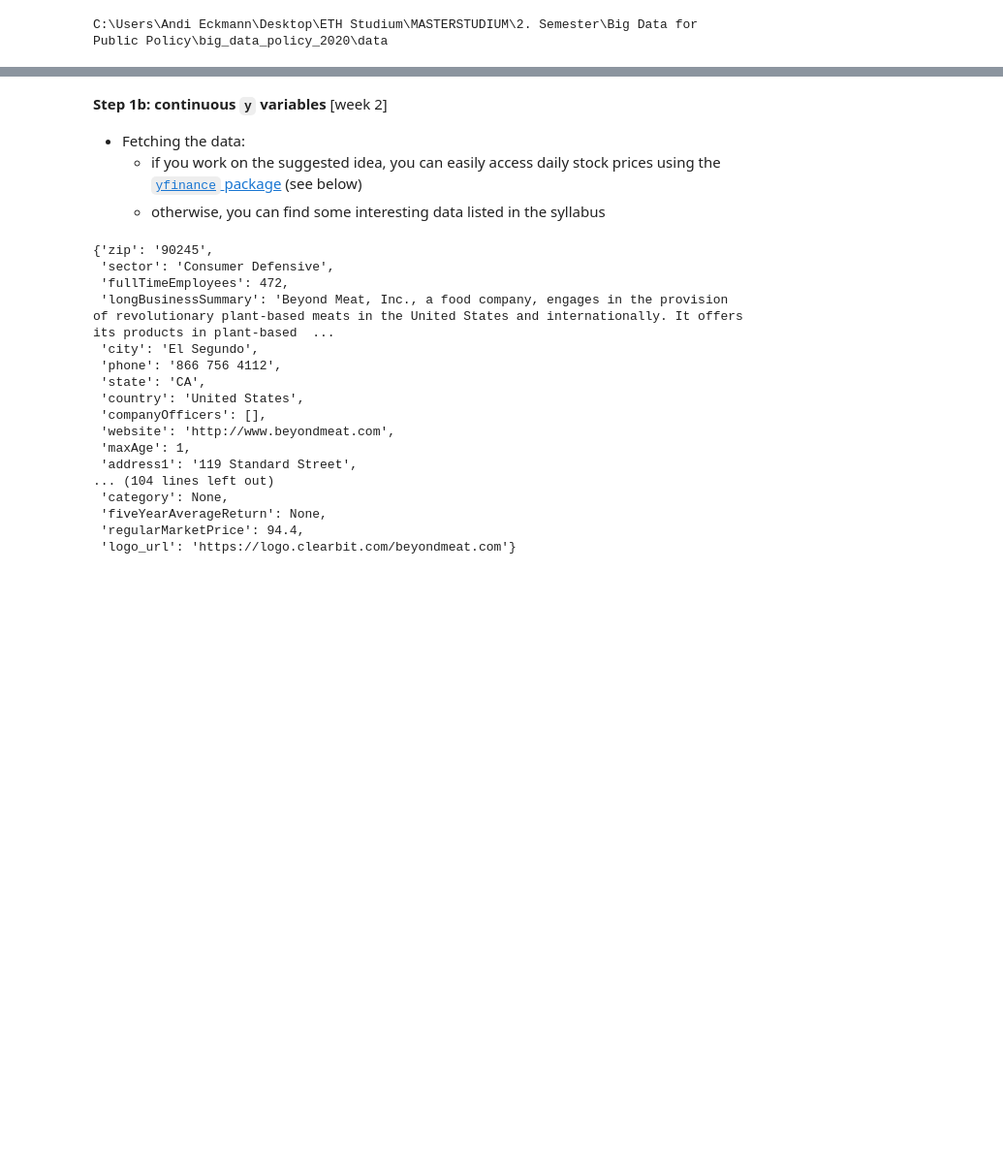
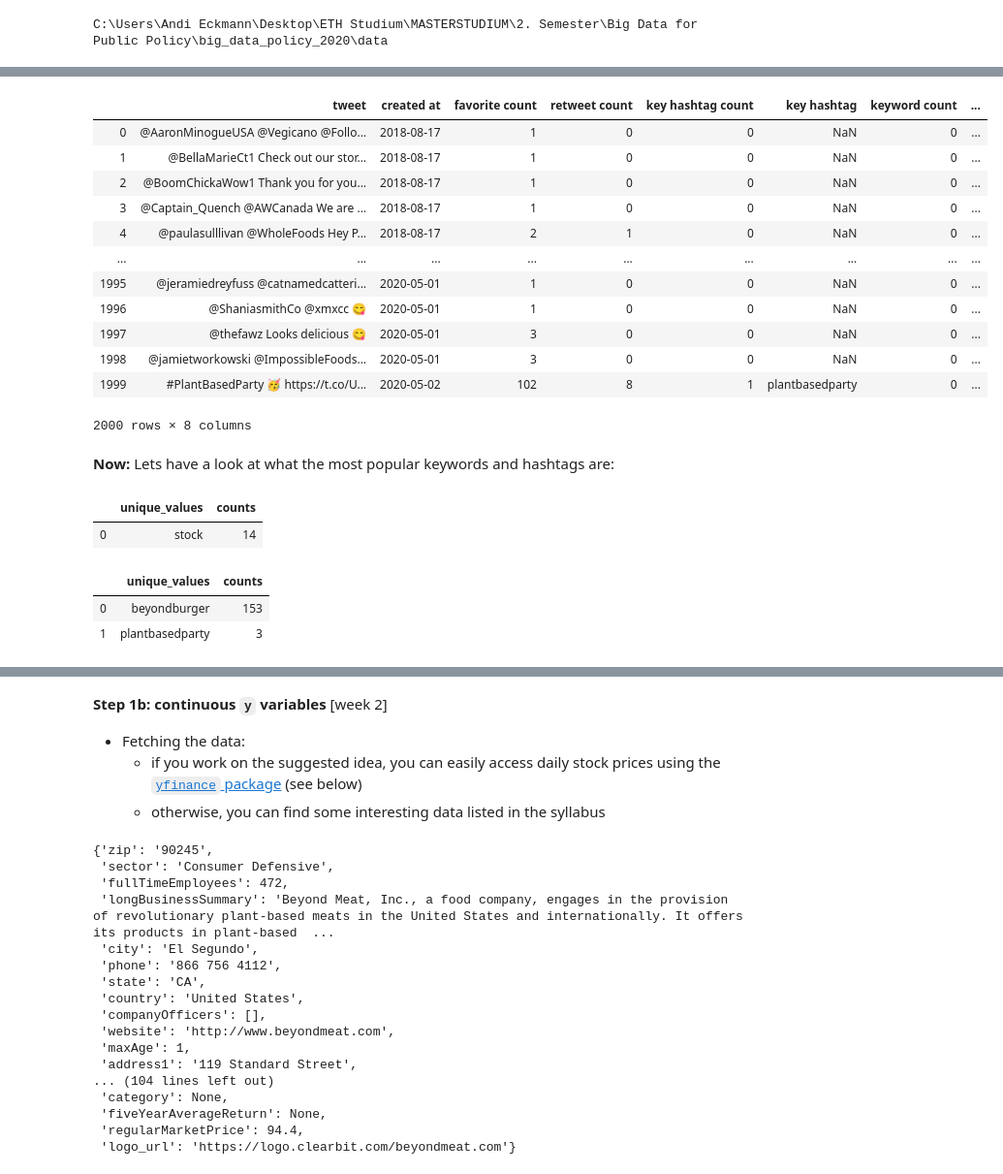
Before and after one commit to eckmanna/big_data_policy_2020, a Jupyter notebook: homeworks/hw1_eckmann.ipynb, the cells around one changed output, grey strips where cells are left out. Shown at 97% size. Cells and saved outputs as stored; diff of their text form; code cells hidden in the pictures; blank space fills up the shorter version.

```diff
--- a/homeworks/hw1_eckmann.ipynb
+++ b/homeworks/hw1_eckmann.ipynb
@@ -207,0 +279,5 @@ print("{} tweets fetched.\n".format(df_tweets.shape[0]))
+# %%
+# define list of search strings:
+hashtag_search_strings = ['stock','BYND','Nasdaq', 'vegan', 'beyondburger','GoBeyond',
+                          'plantbasedparty']
+text_search_strings = ['stock exchange', 'stock']
@@ -207,0 +301,35 @@ print("{} tweets fetched.\n".format(df_tweets.shape[0]))
+# %%
+#count keyword and key hastags per tweet
+key_count = []
+for i in text_occ:
+    if i != None:
+        key_count.append(len(i))
+    else:
+        key_count.append(0)
+
+key_hash_count = []
+for i in hash_occ:
+    if i != None:
+        key_hash_count.append(len(i))
+    else:
+        key_hash_count.append(0)
+# %%
+#get columns on time, retweets, and favourite counts from df_raw file as lists
+created_at = df_raw['created_at']
+retweet_count = df_raw['retweet_count']
+favorite_count = df_raw['favorite_count']
+
+# deal with date format issue and change format to yfinance default setting:
+change_date = []
+for i in created_at:
+    convert_date = datetime.datetime.strptime(i, '%a %b %d %H:%M:%S +0000 %Y')
+    change_date.append(convert_date.strftime('%Y-%m-%d'))
+
+
+#create dict with all the relevant informations:
+dict2 = {'tweet':all_texts, 'created at':change_date, 'favorite count':favorite_count, 'retweet count':retweet_count,
+         'key hashtag count':key_hash_count,'key hashtag':hash_occ, 'keyword count':key_count ,'keywords':text_occ }
+
+# Create data frame of all the numeric values needed for the stock predictions:
+X_num_raw = pd.DataFrame(dict2)
+X_num_raw.head()
@@ -207,0 +343,36 @@ print("{} tweets fetched.\n".format(df_tweets.shape[0]))
+# %%
+# remove all the brackets in the data frame X_num
+X_num_raw['keywords'] = X_num_raw['keywords'].str[0]
+X_num_raw['key hashtag'] = X_num_raw['key hashtag'].str[0]
+X_num_raw
+# %% [output]
+|  | tweet | created at | favorite count | retweet count | key hashtag count | key hashtag | keyword count | ... |
+| 0 | @AaronMinogueUSA @Vegicano @Follo... | 2018-08-17 | 1 | 0 | 0 | NaN | 0 | ... |
+| 1 | @BellaMarieCt1 Check out our stor... | 2018-08-17 | 1 | 0 | 0 | NaN | 0 | ... |
+| 2 | @BoomChickaWow1 Thank you for you... | 2018-08-17 | 1 | 0 | 0 | NaN | 0 | ... |
+| 3 | @Captain_Quench @AWCanada We are ... | 2018-08-17 | 1 | 0 | 0 | NaN | 0 | ... |
+| 4 | @paulasulllivan @WholeFoods Hey P... | 2018-08-17 | 2 | 1 | 0 | NaN | 0 | ... |
+| ... | ... | ... | ... | ... | ... | ... | ... | ... |
+| 1995 | @jeramiedreyfuss @catnamedcatteri... | 2020-05-01 | 1 | 0 | 0 | NaN | 0 | ... |
+| 1996 | @ShaniasmithCo @xmxcc 😋 | 2020-05-01 | 1 | 0 | 0 | NaN | 0 | ... |
+| 1997 | @thefawz Looks delicious 😋 | 2020-05-01 | 3 | 0 | 0 | NaN | 0 | ... |
+| 1998 | @jamietworkowski @ImpossibleFoods... | 2020-05-01 | 3 | 0 | 0 | NaN | 0 | ... |
+| 1999 | #PlantBasedParty 🥳 https://t.co/U... | 2020-05-02 | 102 | 8 | 1 | plantbasedparty | 0 | ... |
+2000 rows × 8 columns
+# %% [markdown]
+**Now:** Lets have a look at what the most popular keywords and hashtags are:
+# %%
+# most popular keyword
+keyword_counts = X_num_raw['keywords'].value_counts().rename_axis('unique_values').reset_index(name='counts')
+keyword_counts
+# %% [output]
+|  | unique_values | counts |
+| 0 | stock | 14 |
+# %%
+# most popular key hashtags
+key_hashtag_counts = X_num_raw['key hashtag'].value_counts().rename_axis('unique_values').reset_index(name='counts')
+key_hashtag_counts
+# %% [output]
+|  | unique_values | counts |
+| 0 | beyondburger | 153 |
+| 1 | plantbasedparty | 3 |
```
Also changed, not shown: parts of 19 cells of this notebook, 3 other files.
